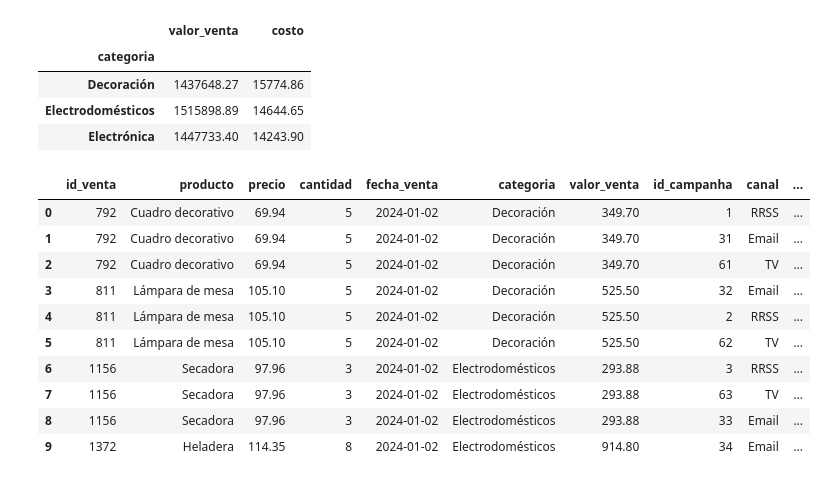
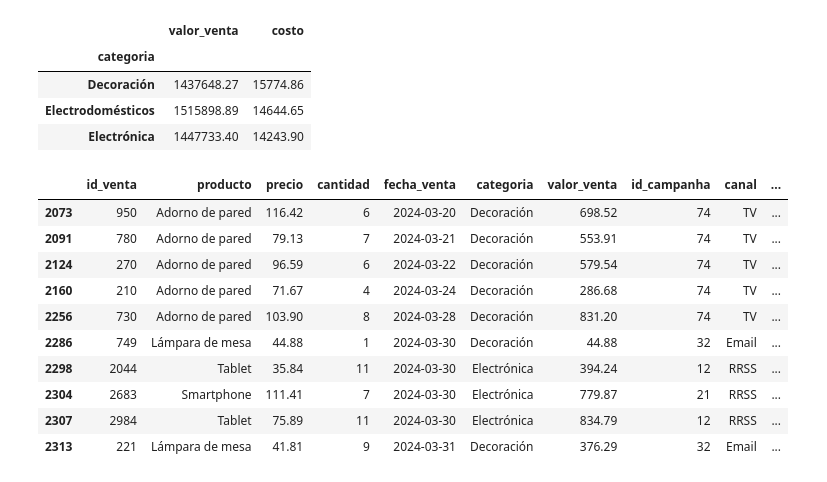
Before and after one commit to CppR-Repo/TT-2C2025-Data-Analitycs-Notebooks, a Jupyter notebook: PreEntrega/MiPre-entrega/Pre-entrega.ipynb, the cells around one changed output. Saved outputs shown, nothing was run; the diff lists cells and outputs as text; code cells hidden in the pictures.

```diff
--- a/PreEntrega/MiPre-entrega/Pre-entrega.ipynb
+++ b/PreEntrega/MiPre-entrega/Pre-entrega.ipynb
@@ -461,4 +461,4 @@ dtype('<M8[ns]')
 * Fecha fin: Cambiar a dtype datetime - Ok
 # %%
 # Convertir el campo fecha_inicio a dtype datetime
-df_marketing['fecha_inicio'],pd.to_datetime(df_marketing['fecha_inicio'], format="%d/%m/%Y")
+df_marketing['fecha_inicio'] = pd.to_datetime(df_marketing['fecha_inicio'], format="%d/%m/%Y")
@@ -483,3 +465,3 @@ df_marketing['fecha_inicio'],pd.to_datetime(df_marketing['fecha_inicio'], format
 # %%
 # Convertir el campo fecha_fin a dtype datetime
-pd.to_datetime(df_marketing['fecha_fin'], format="%d/%m/%Y")
+df_marketing['fecha_fin'] = pd.to_datetime(df_marketing['fecha_fin'], format="%d/%m/%Y")
@@ -637,7 +589,8 @@ ventas_marketing.head()
 # %%
 # Nos quedamos solo con los registros de ventas durante la campaña de marketing
 # Seleccionamos solo los campos que nos interesan: "producto", "valor_venta", "costo"
-df_filtro_marketing = ventas_marketing[ventas_marketing["id_campanha"].between(1, 90)].copy()
+df_filtrado = ventas_marketing[(ventas_marketing["fecha_venta"] >= ventas_marketing["fecha_inicio"]) & (ventas_marketing["fecha_venta"] <= ventas_marketing["fecha_fin"])].copy()
+df_resultado = df_filtrado[["producto", "valor_venta", "costo"]]
 # %%
 # Agrupamos por producto y hacemos una agregación por "valor de venta" y "costo"
 ventas_marketing.groupby("categoria")[["valor_venta","costo"]].sum()
@@ -649,18 +602,18 @@ ventas_marketing.groupby("categoria")[["valor_venta","costo"]].sum()
 | Electrónica | 1447733.40 | 14243.90 |
 # %%
 # Generamos una nueva columna con la diferencia entre lo vendido y lo invertido en la campaña
-df_filtro_marketing["ganancia"] = df_filtro_marketing["valor_venta"] - df_filtro_marketing["costo"]
+df_filtrado["ganancia"] = df_filtrado["valor_venta"] - df_filtrado["costo"]
 # Verificamos
-df_filtro_marketing.head(10)
+df_filtrado.head(10)
 # %% [output]
 |  | id_venta | producto | precio | cantidad | fecha_venta | categoria | valor_venta | id_campanha | canal | ... |
-| 0 | 792 | Cuadro decorativo | 69.94 | 5 | 2024-01-02 | Decoración | 349.70 | 1 | RRSS | ... |
-| 1 | 792 | Cuadro decorativo | 69.94 | 5 | 2024-01-02 | Decoración | 349.70 | 31 | Email | ... |
-| 2 | 792 | Cuadro decorativo | 69.94 | 5 | 2024-01-02 | Decoración | 349.70 | 61 | TV | ... |
-| 3 | 811 | Lámpara de mesa | 105.10 | 5 | 2024-01-02 | Decoración | 525.50 | 32 | Email | ... |
-| 4 | 811 | Lámpara de mesa | 105.10 | 5 | 2024-01-02 | Decoración | 525.50 | 2 | RRSS | ... |
-| 5 | 811 | Lámpara de mesa | 105.10 | 5 | 2024-01-02 | Decoración | 525.50 | 62 | TV | ... |
-| 6 | 1156 | Secadora | 97.96 | 3 | 2024-01-02 | Electrodomésticos | 293.88 | 3 | RRSS | ... |
-| 7 | 1156 | Secadora | 97.96 | 3 | 2024-01-02 | Electrodomésticos | 293.88 | 63 | TV | ... |
-| 8 | 1156 | Secadora | 97.96 | 3 | 2024-01-02 | Electrodomésticos | 293.88 | 33 | Email | ... |
-| 9 | 1372 | Heladera | 114.35 | 8 | 2024-01-02 | Electrodomésticos | 914.80 | 34 | Email | ... |
+| 2073 | 950 | Adorno de pared | 116.42 | 6 | 2024-03-20 | Decoración | 698.52 | 74 | TV | ... |
+| 2091 | 780 | Adorno de pared | 79.13 | 7 | 2024-03-21 | Decoración | 553.91 | 74 | TV | ... |
+| 2124 | 270 | Adorno de pared | 96.59 | 6 | 2024-03-22 | Decoración | 579.54 | 74 | TV | ... |
+| 2160 | 210 | Adorno de pared | 71.67 | 4 | 2024-03-24 | Decoración | 286.68 | 74 | TV | ... |
+| 2256 | 730 | Adorno de pared | 103.90 | 8 | 2024-03-28 | Decoración | 831.20 | 74 | TV | ... |
+| 2286 | 749 | Lámpara de mesa | 44.88 | 1 | 2024-03-30 | Decoración | 44.88 | 32 | Email | ... |
+| 2298 | 2044 | Tablet | 35.84 | 11 | 2024-03-30 | Electrónica | 394.24 | 12 | RRSS | ... |
+| 2304 | 2683 | Smartphone | 111.41 | 7 | 2024-03-30 | Electrónica | 779.87 | 21 | RRSS | ... |
+| 2307 | 2984 | Tablet | 75.89 | 11 | 2024-03-30 | Electrónica | 834.79 | 12 | RRSS | ... |
+| 2313 | 221 | Lámpara de mesa | 41.81 | 9 | 2024-03-31 | Decoración | 376.29 | 32 | Email | ... |
```
Also changed, not shown: parts of 13 cells of this notebook.
